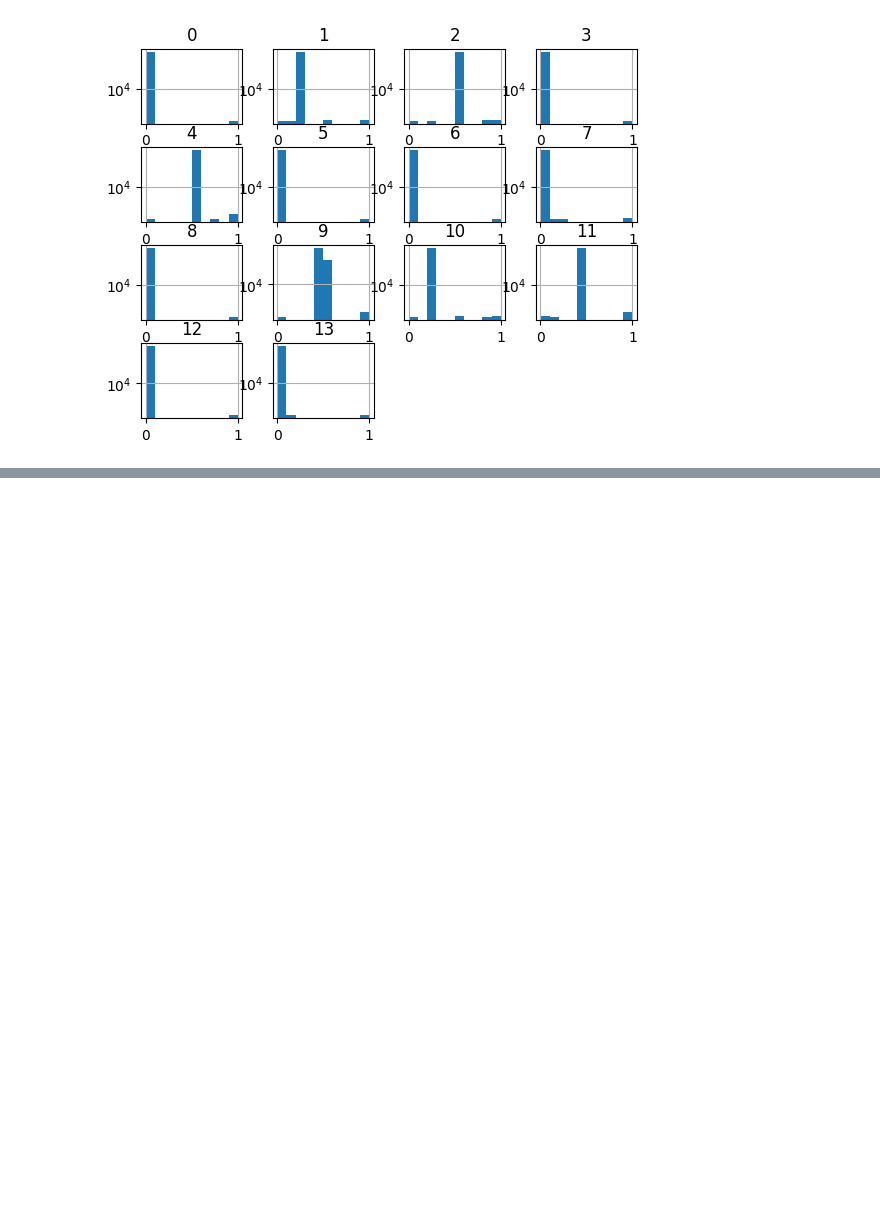
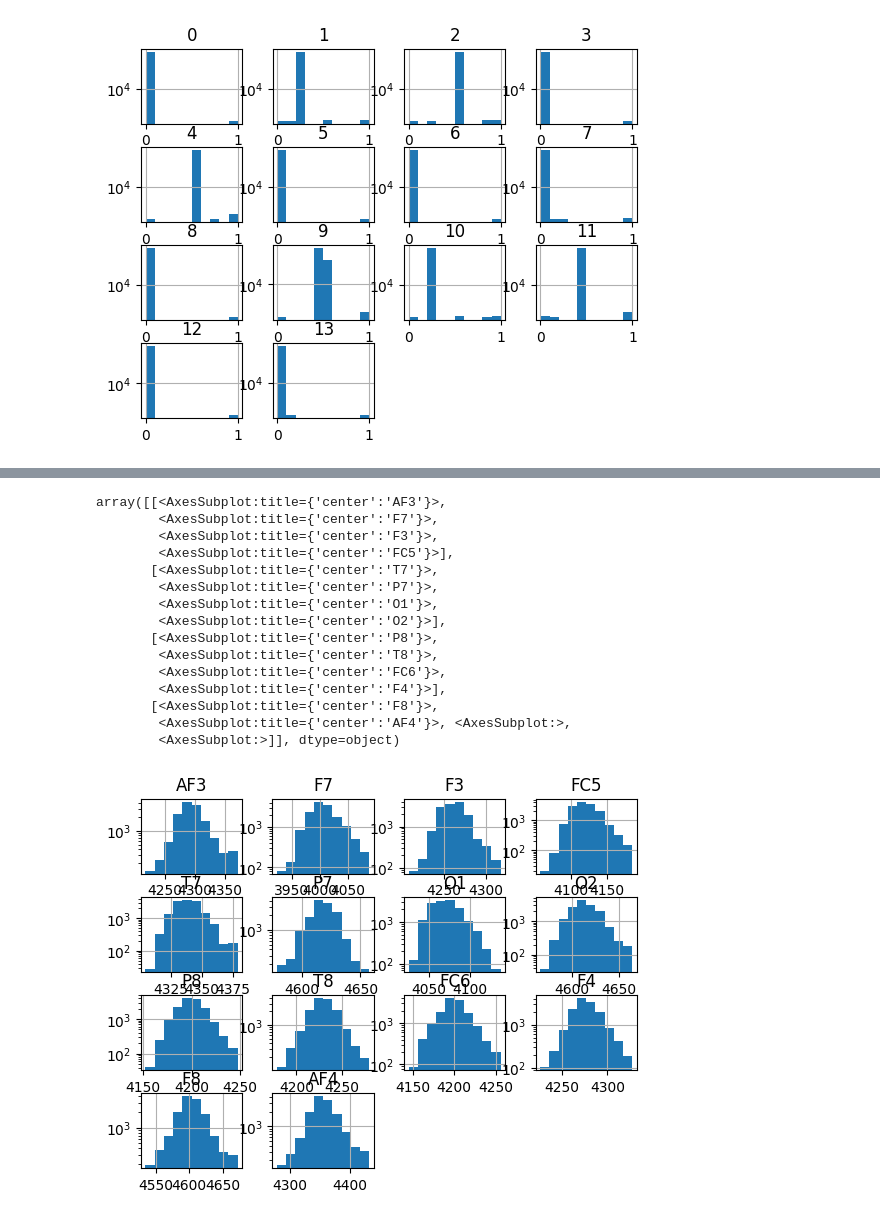
Before and after one commit to istvan-derda/Istvans-TSGBench, a Jupyter notebook: visualizations/d7_rare_min_max_values.ipynb, the cells around one changed output, grey strips where cells are left out. Saved outputs shown, nothing was run; the diff lists cells and outputs as text; code cells hidden in the pictures; blank space fills up the shorter version.

```diff
--- a/visualizations/d7_rare_min_max_values.ipynb
+++ b/visualizations/d7_rare_min_max_values.ipynb
@@ -26,0 +58,32 @@ array([[<AxesSubplot:title={'center':'0'}>,
+# %%
+df = D7_raw
+
+# Step 1: Compute median
+median = df.median()
+
+# Step 2: Compute MAD
+mad = (df - median).abs().median()
+
+modified_z_score = 0.6745 * (df - median) / mad
+
+threshold = 3.5
+D7_no_outliers = df.mask(modified_z_score.abs() > threshold, np.nan)
+
+D7_no_outliers.hist(log=True)
+# %% [output]
+array([[<AxesSubplot:title={'center':'AF3'}>,
+        <AxesSubplot:title={'center':'F7'}>,
+        <AxesSubplot:title={'center':'F3'}>,
+        <AxesSubplot:title={'center':'FC5'}>],
+       [<AxesSubplot:title={'center':'T7'}>,
+        <AxesSubplot:title={'center':'P7'}>,
+        <AxesSubplot:title={'center':'O1'}>,
+        <AxesSubplot:title={'center':'O2'}>],
+       [<AxesSubplot:title={'center':'P8'}>,
+        <AxesSubplot:title={'center':'T8'}>,
+        <AxesSubplot:title={'center':'FC6'}>,
+        <AxesSubplot:title={'center':'F4'}>],
+       [<AxesSubplot:title={'center':'F8'}>,
+        <AxesSubplot:title={'center':'AF4'}>, <AxesSubplot:>,
+        <AxesSubplot:>]], dtype=object)
+[figure, added]
```
Also changed, not shown: parts of 6 cells of this notebook, 1 other file.
